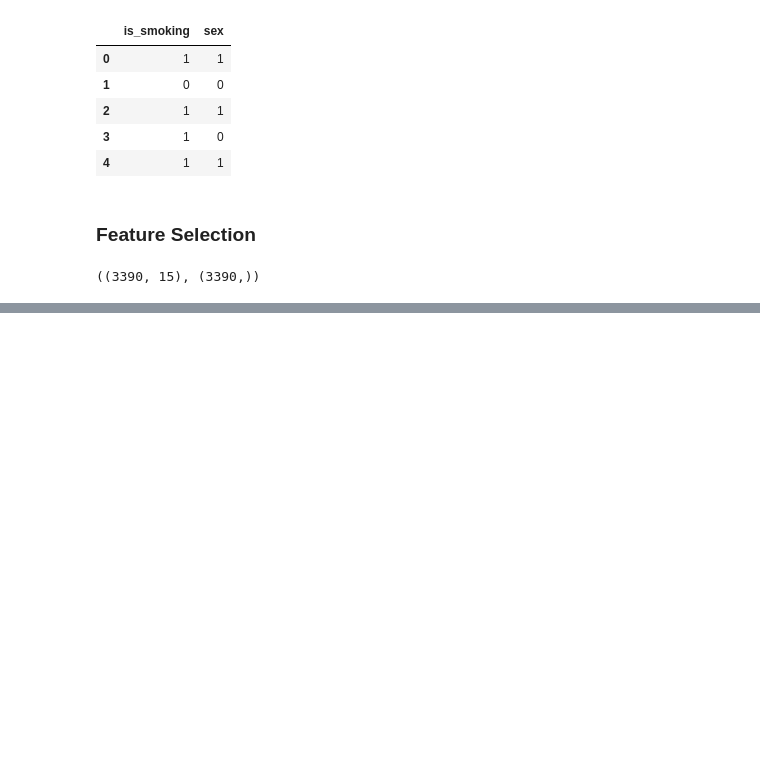
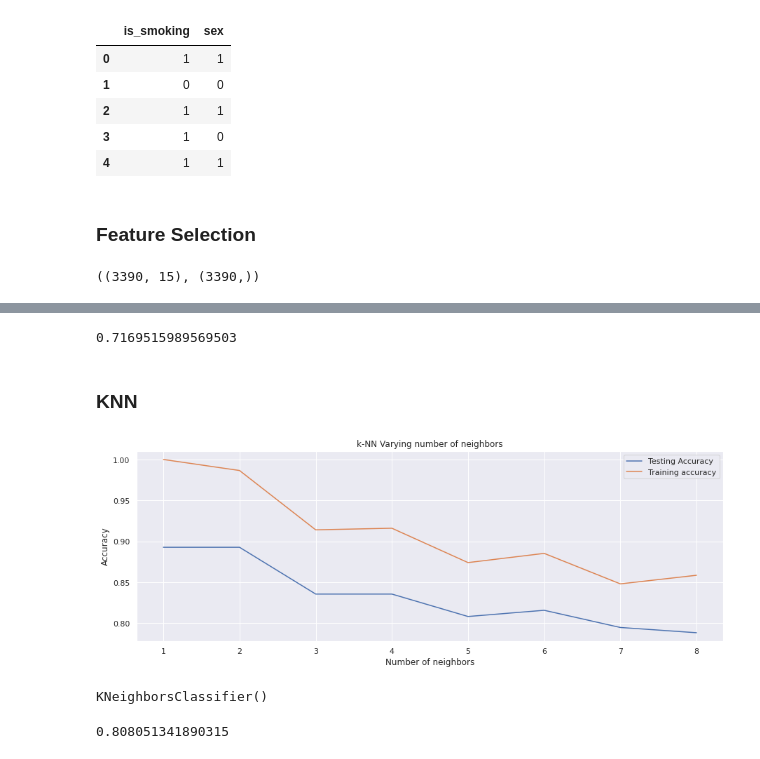
Before and after one commit to toupasana/Supervised-ML---Classification-, a Jupyter notebook: Copy_of_Cardiovascular_Risk_Prediction.ipynb, the cells around one changed output, grey strips where cells are left out. Drawn from its saved outputs; the diff is of its cells as text; code cells hidden in the pictures; blank space fills up the shorter version.

```diff
--- a/Copy_of_Cardiovascular_Risk_Prediction.ipynb
+++ b/Copy_of_Cardiovascular_Risk_Prediction.ipynb
@@ -516,0 +636,5 @@ X.shape,y.shape
+# %%
+#Scaling the data
+X_train_res = scaler.fit_transform(X_train_res)
+X_test_res = scaler.transform(X_test_res)
+X_train_res.shape,y_train_res.shape
@@ -516,0 +645,3 @@ X.shape,y.shape
+# %%
+model_smotek = LogisticRegression()
+model_smotek.fit(X_train_res,y_train_res)
@@ -516,0 +707,4 @@ X.shape,y.shape
+# %%
+rfc = RandomForestClassifier(max_depth=2, random_state=0)
+#Fitting Random Forest Classifier on training dataset
+rfc.fit(X_train_res, y_train_res)
@@ -516,0 +761,7 @@ X.shape,y.shape
+# %%
+#Check the roc score
+roc_auc_score(y_test_res,rfc_pred_test)
+# %% [output]
+0.7169515989569503
+# %% [markdown]
+### <b>KNN
@@ -516,0 +771,42 @@ X.shape,y.shape
+# %%
+
+#Setup arrays to store training and test accuracies
+neighbors = np.arange(1,9)
+train_accuracy =np.empty(len(neighbors))
+test_accuracy = np.empty(len(neighbors))
+
+for i,k in enumerate(neighbors):
+    # Setup a knn classifier with k neighbors
+    knn = KNeighborsClassifier(n_neighbors=k)
+
+    # Fit the model
+    knn.fit(X_train_res, y_train_res)
+
+    # Compute accuracy on the training set
+    train_accuracy[i] = knn.score(X_train_res, y_train_res)
+
+    # Compute accuracy on the test set
+    test_accuracy[i] = knn.score(X_test_res, y_test_res)
+# %%
+#plot the graph
+plt.figure(figsize=(15,5))
+plt.title('k-NN Varying number of neighbors')
+plt.plot(neighbors, test_accuracy, label='Testing Accuracy')
+plt.plot(neighbors, train_accuracy, label='Training accuracy')
+plt.legend()
+plt.xlabel('Number of neighbors')
+plt.ylabel('Accuracy')
+plt.show()
+# %% [output]
+[figure, added]
+# %%
+# Setup a knn classifier with k neighbors
+knn = KNeighborsClassifier(n_neighbors=5)
+# Fit the model
+knn.fit(X_train_res,y_train_res)
+# %% [output]
+KNeighborsClassifier()
+# %%
+knn.score(X_test_res,y_test_res)
+# %% [output]
+0.808051341890315
```
Also changed, not shown: parts of 82 cells of this notebook.
